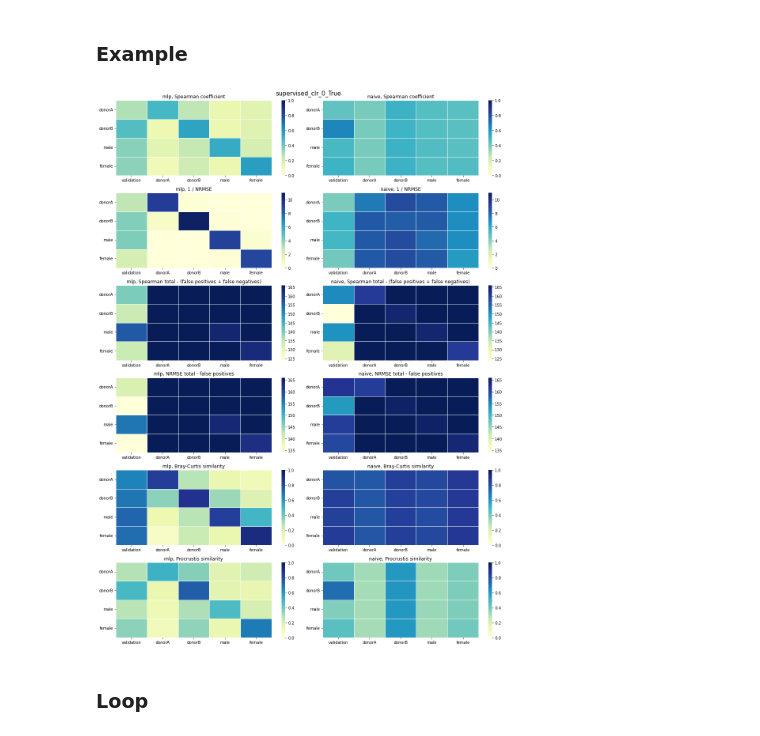
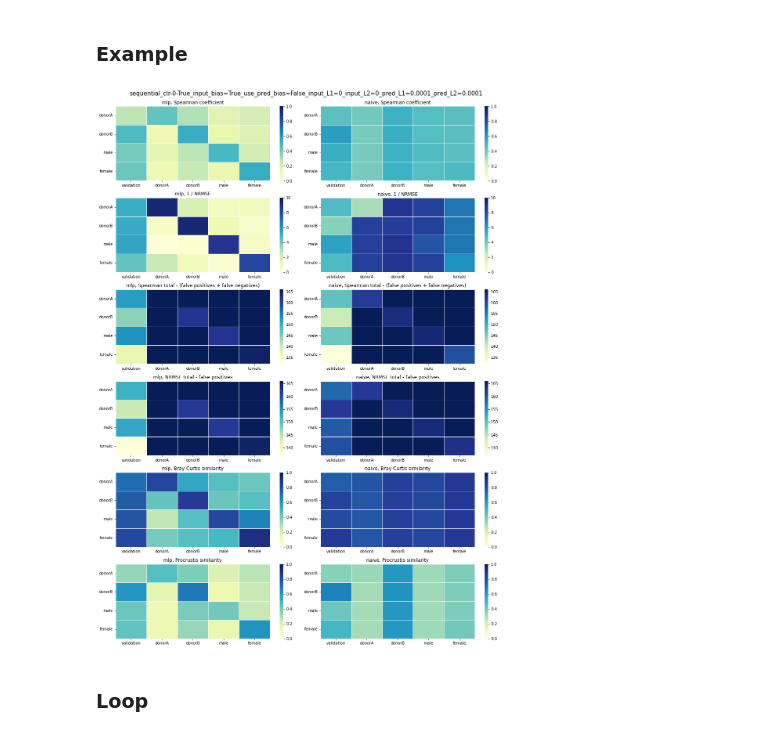
Before and after one commit to zuzannakarwowska/microbiome_interactions_project, a Jupyter notebook: notebooks/visualize_results.ipynb, the cells around one changed output. Saved outputs shown, nothing was run; the diff lists cells and outputs as text; code cells hidden in the pictures.

```diff
--- a/notebooks/visualize_results.ipynb
+++ b/notebooks/visualize_results.ipynb
@@ -100,35 +137,36 @@ plot_params = {'Spearman mean': {'label': 'Spearman coefficient', 'vmin': 0, 'vm
          }
 # %% [markdown]
 ### Example
-# %%
-name = "supervised_clr_0_True"
-plt.figure(figsize=(15,20))
-for i, (k, v) in enumerate(plot_params.items()):
-    plt.subplot(len(plot_params), 2, 2*i+1)
-    # NRMSE mean / NaNs can be very different
-    merged = np.concatenate([arrays[k][f'mlp_{name}'], arrays[k][f'naive_{name}']])
-    if v['vmax'] == 'computed':
-        vmax = np.ceil(np.max(merged))
-    else:
-        vmax = v['vmax']
-    # NRMSE NaNs can be very different
-    if v['vmin'] == 'computed':
-        vmin = np.min(merged)
-    else:
-        vmin = v['vmin']
-    ax = sns.heatmap(arrays[k][f'mlp_{name}'], vmin=vmin, vmax=vmax, **kwargs)
-    ax.tick_params(axis='y', rotation=0)
-    ax.set_title(f'mlp, {v["label"]}')
-    plt.subplot(len(plot_params), 2, 2*i+2)
-    ax = sns.heatmap(arrays[k][f'naive_{name}'], vmin=vmin, vmax=vmax, **kwargs)
-    ax.tick_params(axis='y', rotation=0)
-    ax.set_title(f'naive, {v["label"]}')
-plt.suptitle(name, fontsize=15)
-plt.tight_layout()
-# plt.savefig(PLOT_PATH / f"{name}.png", dpi=200, facecolor='white')
-plt.show()
-# %% [output]
-[figure, removed]
+# %%
+# name = "supervised_clr-0-True"
+name = "sequential_clr-0-True_input_bias=True_use_pred_bias=False_input_L1=0_input_L2=0_pred_L1=0.0001_pred_L2=0.0001"
+plt.figure(figsize=(15,20))
+for i, (k, v) in enumerate(plot_params.items()):
+    plt.subplot(len(plot_params), 2, 2*i+1)
+    # NRMSE mean / NaNs can be very different
+    merged = np.concatenate([arrays[k][f'mlp_{name}'], arrays[k][f'naive_{name}']])
+    if v['vmax'] == 'computed':
+        vmax = np.ceil(np.max(merged))
+    else:
+        vmax = v['vmax']
+    # NRMSE NaNs can be very different
+    if v['vmin'] == 'computed':
+        vmin = np.min(merged)
+    else:
+        vmin = v['vmin']
+    ax = sns.heatmap(arrays[k][f'mlp_{name}'], vmin=vmin, vmax=vmax, **kwargs)
+    ax.tick_params(axis='y', rotation=0)
+    ax.set_title(f'mlp, {v["label"]}')
+    plt.subplot(len(plot_params), 2, 2*i+2)
+    ax = sns.heatmap(arrays[k][f'naive_{name}'], vmin=vmin, vmax=vmax, **kwargs)
+    ax.tick_params(axis='y', rotation=0)
+    ax.set_title(f'naive, {v["label"]}')
+plt.suptitle(name, fontsize=15, y=0.99)
+plt.tight_layout()
+# plt.savefig(PLOT_PATH / f"{name}.png", dpi=200, facecolor='white')
+plt.show()
+# %% [output]
+[figure, added]
 # %% [markdown]
 ### Loop
 # %%
```
Also changed, not shown: parts of 9 cells of this notebook.
